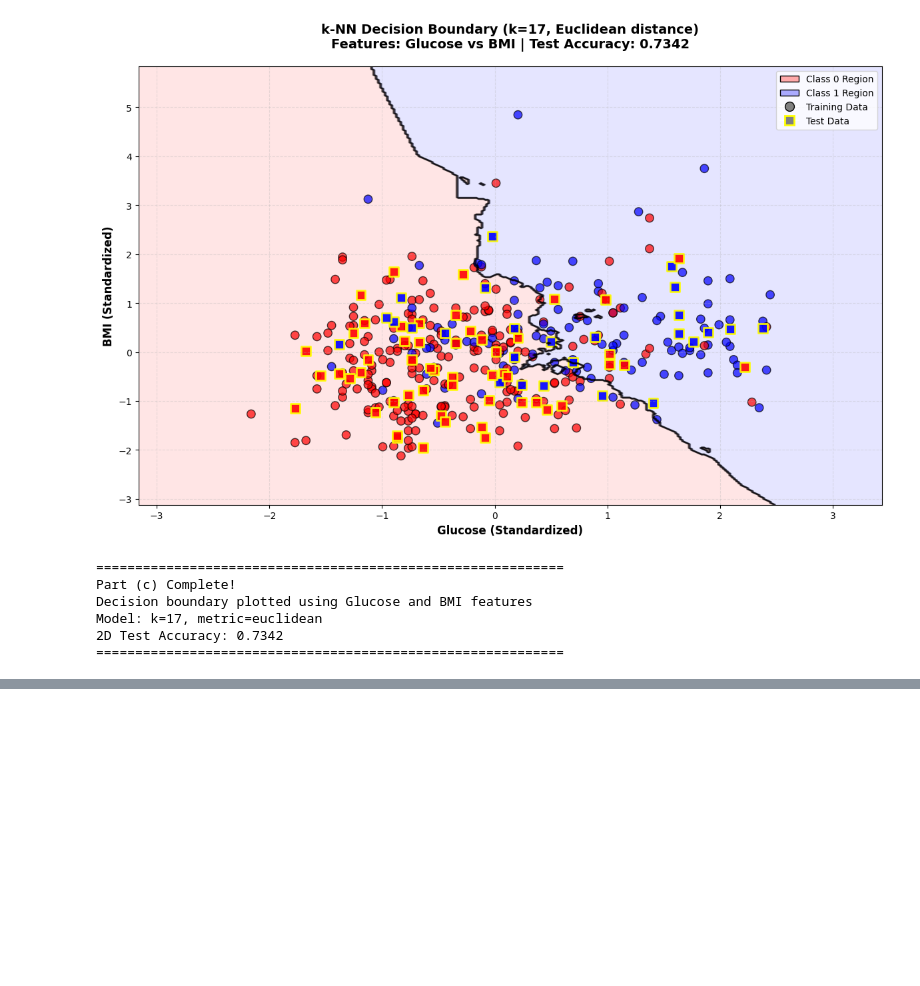
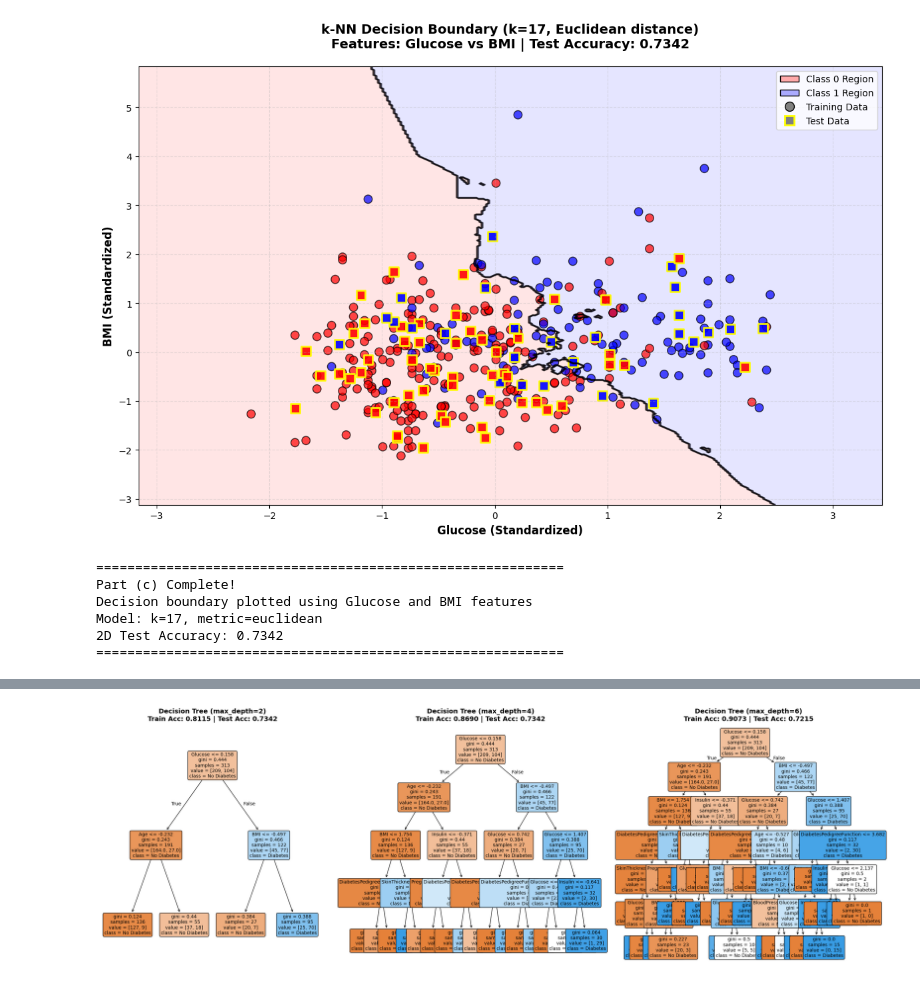
Before and after one commit to davidwkk/MATH3320, a Jupyter notebook: ASM4/ASM4.ipynb, the cells around one changed output, grey strips where cells are left out. Cells and saved outputs as stored; diff of their text form; code cells hidden in the pictures; blank space fills up the shorter version.

```diff
--- a/ASM4/ASM4.ipynb
+++ b/ASM4/ASM4.ipynb
@@ -1093,3 +1093,83 @@ Decision boundary plotted using Glucose and BMI features
 Model: k=17, metric=euclidean
 2D Test Accuracy: 0.7342
 ============================================================
+# %%
+# Q4 Decision Tree Analysis
+# Part (a): Draw decision trees for different depths and calculate accuracy
+
+from sklearn.tree import DecisionTreeClassifier, plot_tree
+import matplotlib.pyplot as plt
+from sklearn.metrics import accuracy_score
+
+# Define depths to test
+depths = [2, 4, 6]
+
+# Store results
+dt_results = {}
+
+# Create figure for all trees
+fig, axes = plt.subplots(1, 3, figsize=(24, 8))
+
+for idx, depth in enumerate(depths):
+    print(f"\n{'=' * 60}")
+    print(f"Decision Tree with max_depth = {depth}")
+    print("=" * 60)
+
+    # Train decision tree
+    dt_clf = DecisionTreeClassifier(max_depth=depth, random_state=42)
+    dt_clf.fit(X_train, y_train)
+
+    # Make predictions
+    y_train_pred = dt_clf.predict(X_train)
+    y_test_pred = dt_clf.predict(X_test)
+
+    # Calculate accuracy
+    train_acc = accuracy_score(y_train, y_train_pred)
+    test_acc = accuracy_score(y_test, y_test_pred)
+
+    # Store results
+    dt_results[depth] = {
+        "model": dt_clf,
+        "train_accuracy": train_acc,
+        "test_accuracy": test_acc,
+    }
+
+    print(f"Training Accuracy: {train_acc:.4f}")
+    print(f"Test Accuracy: {test_acc:.4f}")
+
+    # Plot decision tree
+    plot_tree(
+        dt_clf,
+        feature_names=feature_names,
+        class_names=["No Diabetes", "Diabetes"],
+        filled=True,
+        rounded=True,
+        fontsize=10,
+        ax=axes[idx],
+    )
+
+    axes[idx].set_title(
+        f"Decision Tree (max_depth={depth})\n"
+        + f"Train Acc: {train_acc:.4f} | Test Acc: {test_acc:.4f}",
+        fontsize=14,
+        fontweight="bold",
+        pad=10,
+    )
+
+plt.tight_layout()
+plt.savefig("q5a_decision_trees.png", dpi=300, bbox_inches="tight")
+print("\n✓ Plot saved: q5a_decision_trees.png")
+plt.show()
+
+# Summary table
+print("\n" + "=" * 60)
+print("SUMMARY: Decision Tree Performance")
+print("=" * 60)
+print(f"{'Depth':<10} {'Train Accuracy':<20} {'Test Accuracy':<20}")
+print("-" * 60)
+for depth in depths:
+    train_acc = dt_results[depth]["train_accuracy"]
+    test_acc = dt_results[depth]["test_accuracy"]
+    print(f"{depth:<10} {train_acc:<20.4f} {test_acc:<20.4f}")
+print("=" * 60)
+# %% [output]
@@ -1095,0 +1195 @@ Model: k=17, metric=euclidean
+[figure, added]
```
Also changed, not shown: parts of 3 cells of this notebook, 4 other files.
